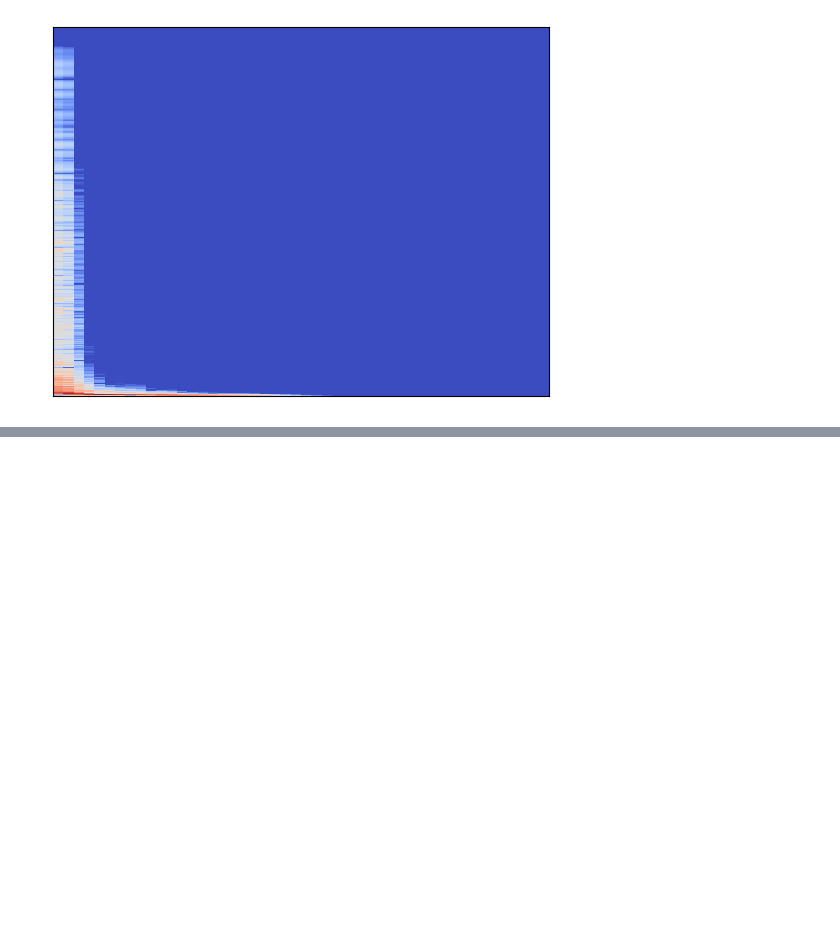
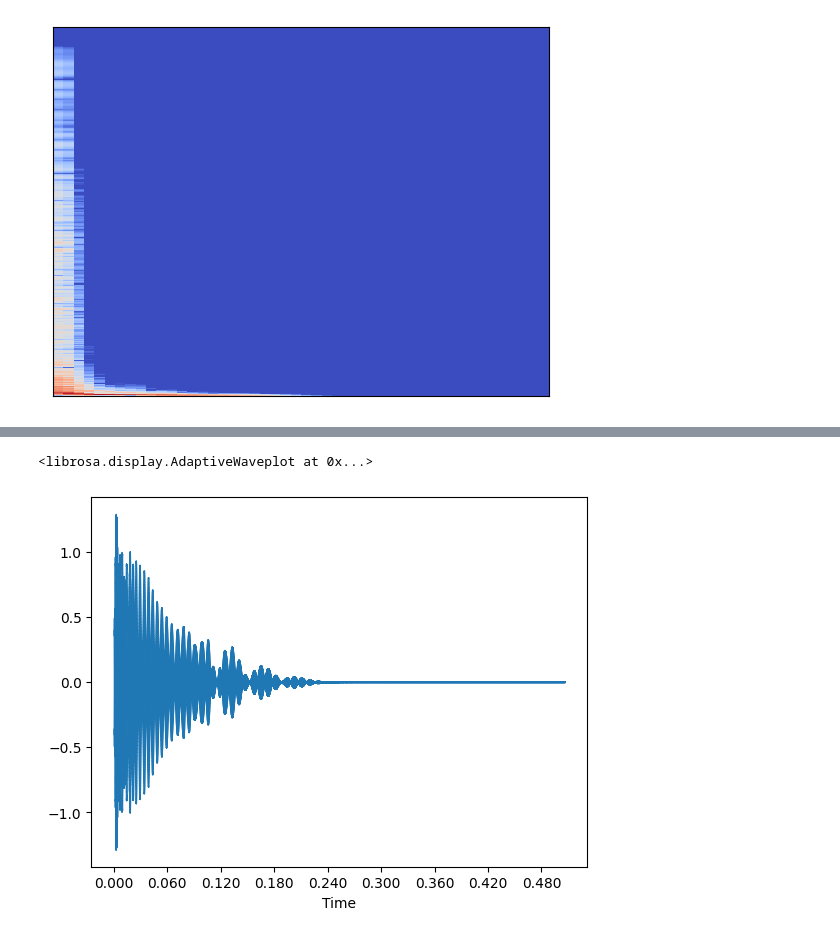
Before and after one commit to CharlieElwess/INFINITE_DRUMS, a Jupyter notebook: Exploratory_Notebooks/Charlie_Explorations.ipynb, the cells around one changed output, grey strips where cells are left out. Drawn from its saved outputs; the diff is of its cells as text; code cells hidden in the pictures; blank space fills up the shorter version.

```diff
--- a/Exploratory_Notebooks/Charlie_Explorations.ipynb
+++ b/Exploratory_Notebooks/Charlie_Explorations.ipynb
@@ -86,4 +93,7 @@ librosa.display.specshow(mel)
 # %%
-audio2 = librosa.feature.inverse.mel_to_audio(mel, sr=sr, n_fft=2400, hop_length=hop_length, win_length=win_length)
+# get audio from the mel spectrogram
+
+audio2 = librosa.feature.inverse.mel_to_audio(mel, sr=sr, n_fft=1200, hop_length=hop_length, win_length=win_length)
 IPython.display.Audio(audio2, rate = sr)
+librosa.display.waveshow(audio2, sr=sr)
 # %% [output]
@@ -90,0 +100,2 @@ IPython.display.Audio(audio2, rate = sr)
+<librosa.display.AdaptiveWaveplot at 0x...>
+[figure, added]
```
Also changed, not shown: parts of 11 cells of this notebook, 1 other file.
